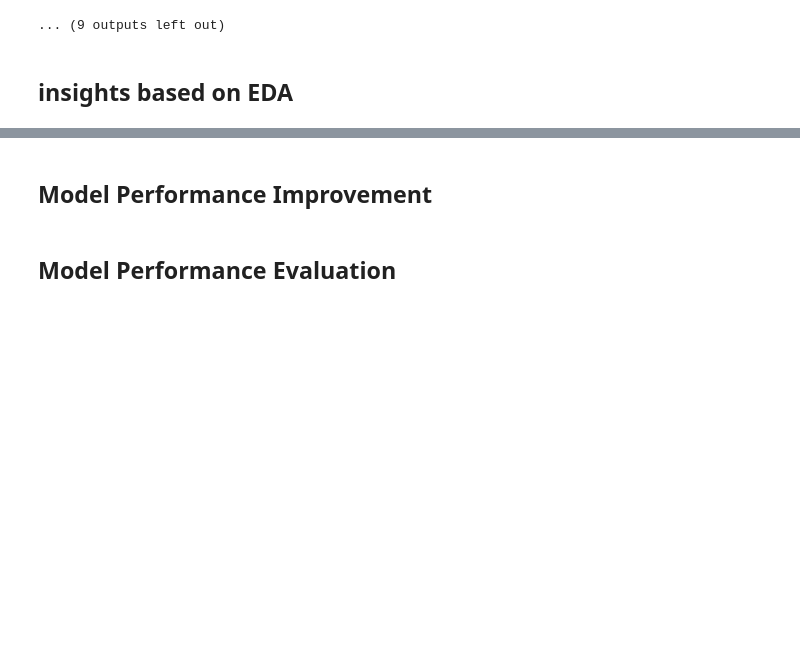
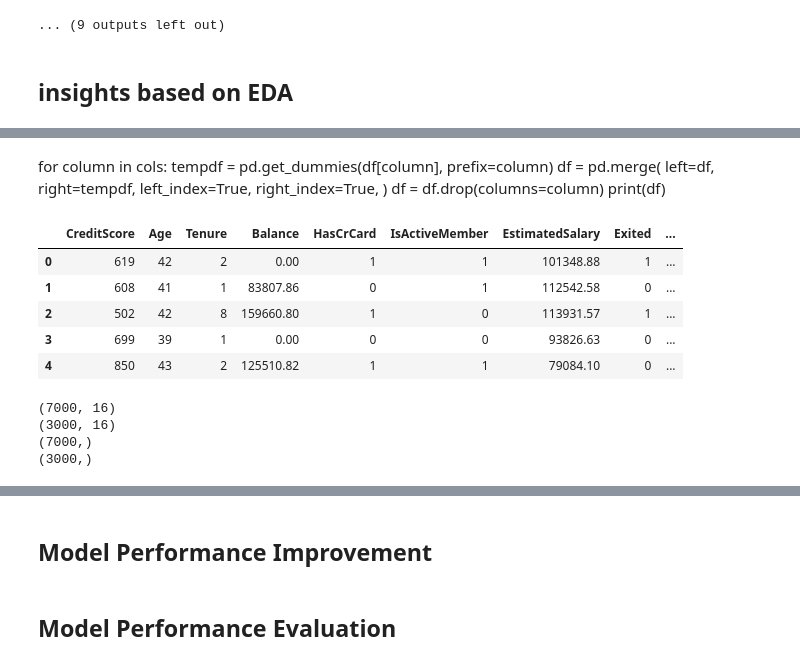
Before and after one commit to cfreeman22/BankChurnPrediction, a Jupyter notebook: BankChurn.ipynb, the cells around one changed output, grey strips where cells are left out. Cells and saved outputs as stored; diff of their text form; code cells hidden in the pictures; blank space fills up the shorter version.

```diff
--- a/BankChurn.ipynb
+++ b/BankChurn.ipynb
@@ -299,0 +350,20 @@ ____________________
+# %% [markdown]
+  for column in cols:
+    tempdf = pd.get_dummies(df[column], prefix=column)
+    df = pd.merge(
+        left=df,
+        right=tempdf,
+        left_index=True,
+        right_index=True,
+    )
+    df = df.drop(columns=column)
+print(df)
+# %%
+df.head()
+# %% [output]
+|  | CreditScore | Age | Tenure | Balance | HasCrCard | IsActiveMember | EstimatedSalary | Exited | ... |
+| 0 | 619 | 42 | 2 | 0.00 | 1 | 1 | 101348.88 | 1 | ... |
+| 1 | 608 | 41 | 1 | 83807.86 | 0 | 1 | 112542.58 | 0 | ... |
+| 2 | 502 | 42 | 8 | 159660.80 | 1 | 0 | 113931.57 | 1 | ... |
+| 3 | 699 | 39 | 1 | 0.00 | 0 | 0 | 93826.63 | 0 | ... |
+| 4 | 850 | 43 | 2 | 125510.82 | 1 | 1 | 79084.10 | 0 | ... |
@@ -299,0 +396,10 @@ ____________________
+# %%
+print(X_train.shape)
+print(X_test.shape)
+print(y_train.shape)
+print(y_test.shape)
+# %% [output]
+(7000, 16)
+(3000, 16)
+(7000,)
+(3000,)
```
Also changed, not shown: parts of 32 cells of this notebook.
